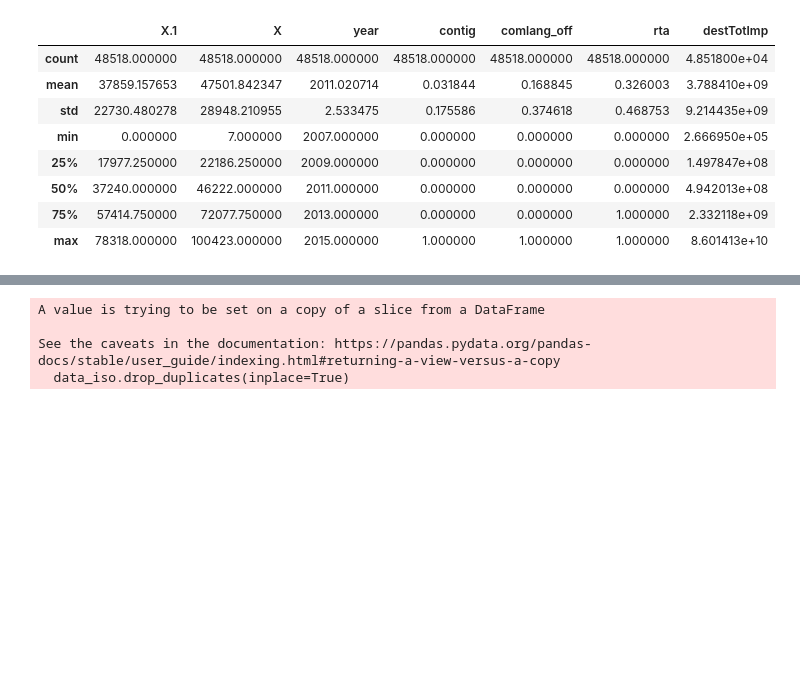
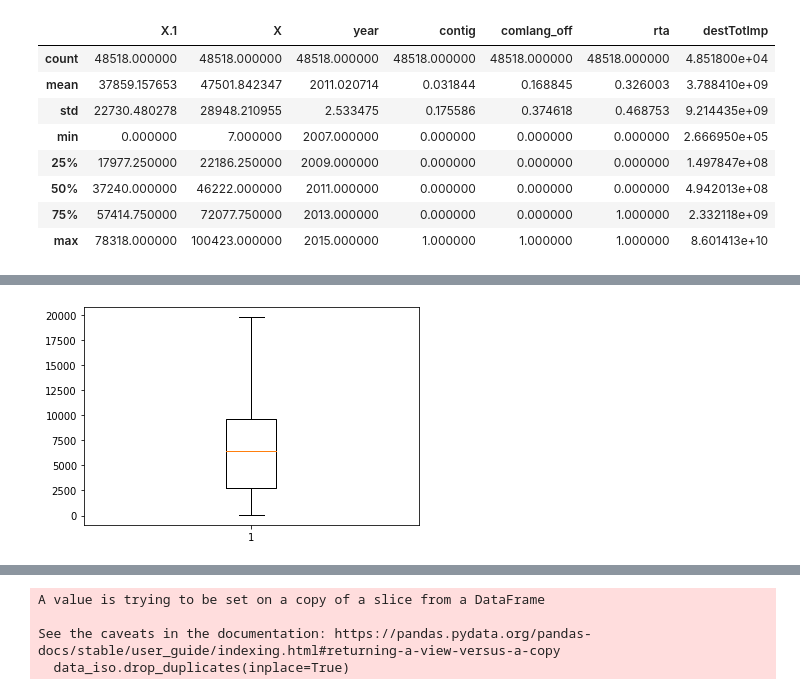
Before and after one commit to makcfd/angela-thesis, a Jupyter notebook: getting iso.ipynb, the cells around one changed output, grey strips where cells are left out. Drawn from its saved outputs; the diff is of its cells as text; code cells hidden in the pictures; blank space fills up the shorter version.

```diff
--- a/getting iso.ipynb
+++ b/getting iso.ipynb
@@ -16,0 +29,8 @@ data.des
+# %%
+data['tr_flows'] = data['tr_flows'].apply(lambda row: row.replace(',','.') if (',' in row) else row)
+# %%
+data['gdp_o'] = pd.to_numeric(data['gdp_o'], downcast="float")
+# %%
+data['gdp_d'] = pd.to_numeric(data['gdp_d'], downcast="float")
+# %%
+data['tr_flows'] = pd.to_numeric(data['tr_flows'], downcast="float")
@@ -16,0 +49,6 @@ data.des
+# %%
+#plt.ylim(0,10)
+plt.boxplot(data['dist'])
+plt.show()
+# %% [output]
+[figure, added]
```
Also changed, not shown: parts of 15 cells of this notebook, 5 other files.
